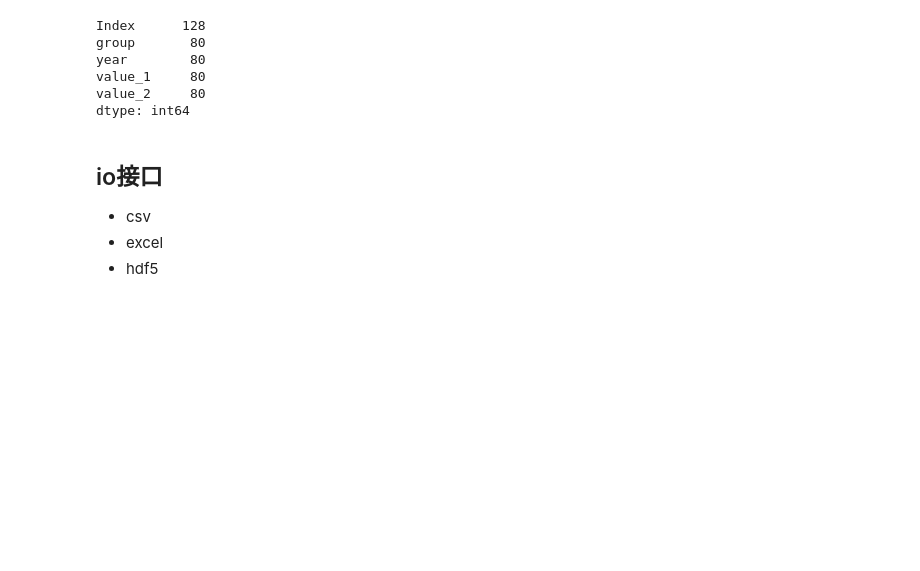
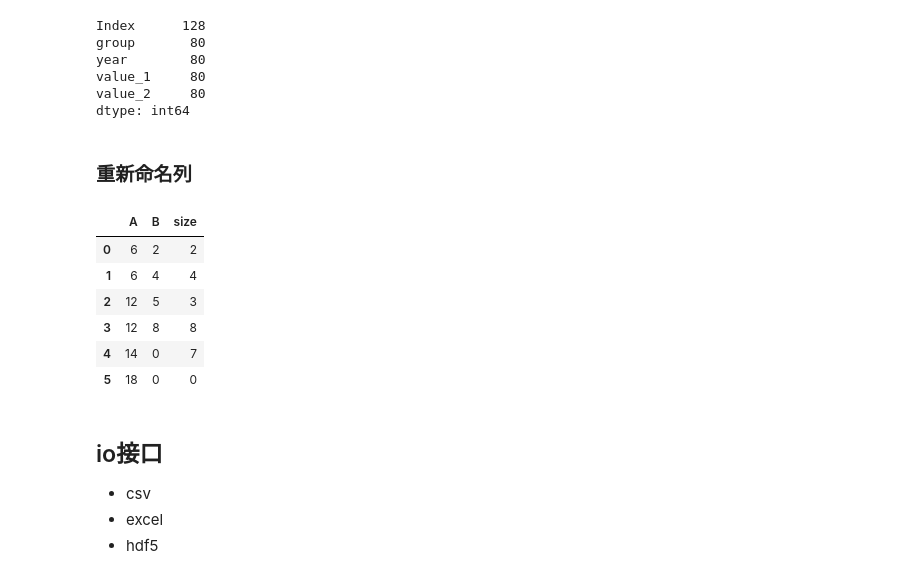
Before and after one commit to shujunge/pandas_tutorial, a Jupyter notebook: pandas_cookbook.ipynb, the cells around one changed output. Saved outputs shown, nothing was run; the diff lists cells and outputs as text; code cells hidden in the pictures; blank space fills up the shorter version.

```diff
--- a/pandas_cookbook.ipynb
+++ b/pandas_cookbook.ipynb
@@ -628,6 +628,19 @@ year        80
 value_1     80
 value_2     80
 dtype: int64
+# %% [markdown]
+### 重新命名列
+# %%
+df.rename(columns = {df.columns[2]:'size'}, inplace=True)
+df
+# %% [output]
+|  | A | B | size |
+| 0 | 6 | 2 | 2 |
+| 1 | 6 | 4 | 4 |
+| 2 | 12 | 5 | 3 |
+| 3 | 12 | 8 | 8 |
+| 4 | 14 | 0 | 7 |
+| 5 | 18 | 0 | 0 |
 # %% [markdown]
 ## io接口
 
```
Also changed, not shown: parts of 16 cells of this notebook, 1 other file.
